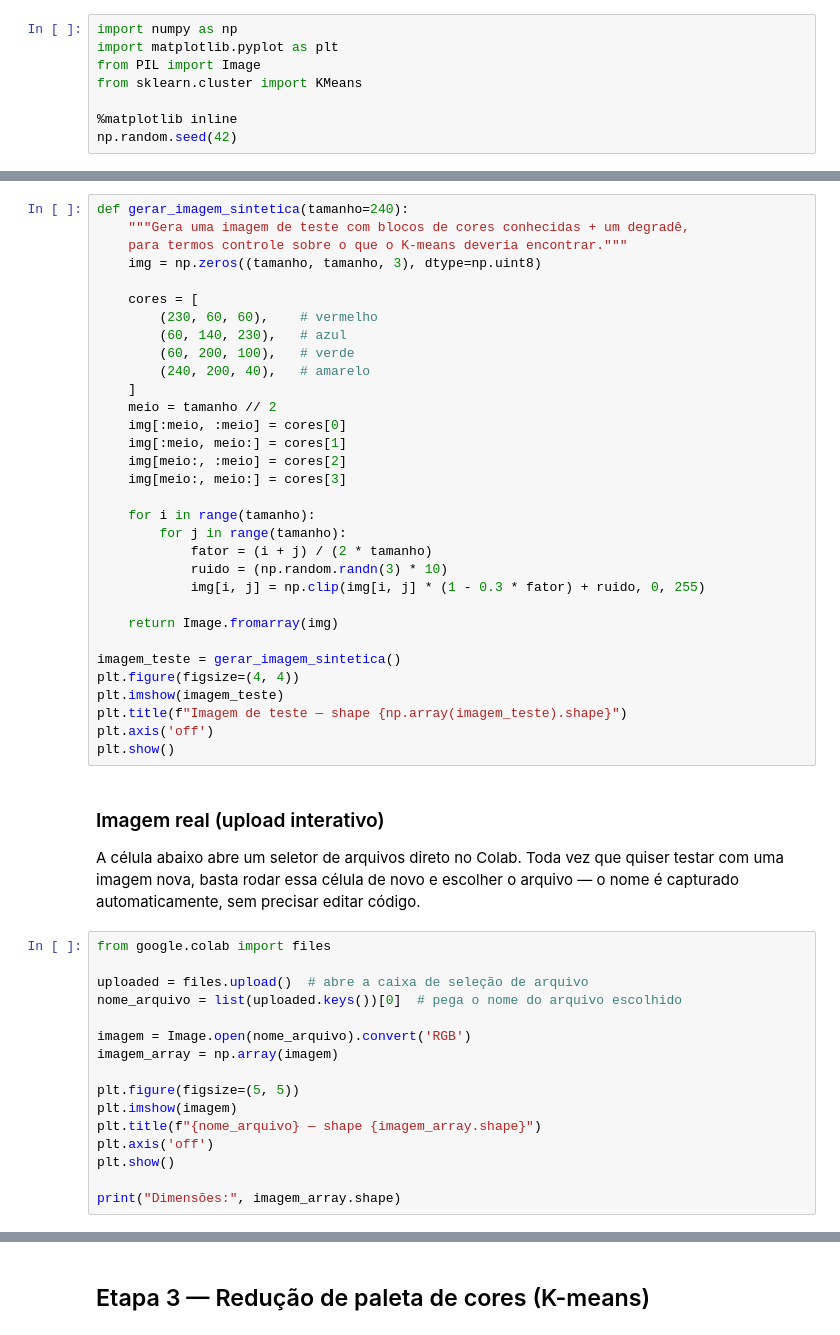
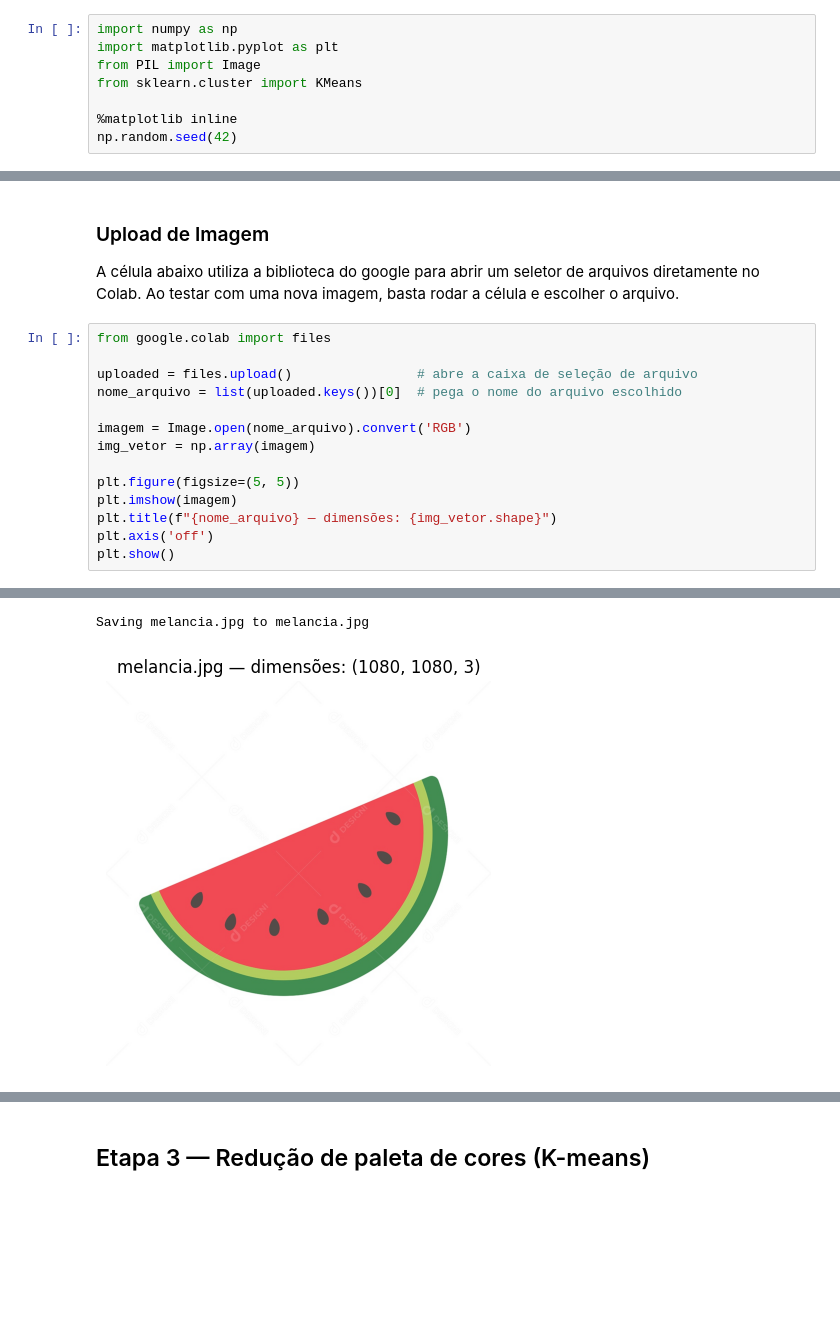
Before and after one commit to mariacrz/pixelart, a Jupyter notebook: pixelart.ipynb, the cells around one changed output, grey strips where cells are left out. Saved outputs shown, nothing was run; the diff lists cells and outputs as text; blank space fills up the shorter version.

```diff
--- a/pixelart.ipynb
+++ b/pixelart.ipynb
@@ -41,54 +32,19 @@ está encontrando os clusters certos antes de aplicar numa foto real.
-# %%
-def gerar_imagem_sintetica(tamanho=240):
-    """Gera uma imagem de teste com blocos de cores conhecidas + um degradê,
-    para termos controle sobre o que o K-means deveria encontrar."""
-    img = np.zeros((tamanho, tamanho, 3), dtype=np.uint8)
-
-    cores = [
-        (230, 60, 60),    # vermelho
-        (60, 140, 230),   # azul
-        (60, 200, 100),   # verde
-        (240, 200, 40),   # amarelo
-    ]
-    meio = tamanho // 2
-    img[:meio, :meio] = cores[0]
-    img[:meio, meio:] = cores[1]
-    img[meio:, :meio] = cores[2]
-    img[meio:, meio:] = cores[3]
-
-    for i in range(tamanho):
-        for j in range(tamanho):
-            fator = (i + j) / (2 * tamanho)
-            ruido = (np.random.randn(3) * 10)
-            img[i, j] = np.clip(img[i, j] * (1 - 0.3 * fator) + ruido, 0, 255)
-
-    return Image.fromarray(img)
-
-imagem_teste = gerar_imagem_sintetica()
-plt.figure(figsize=(4, 4))
-plt.imshow(imagem_teste)
-plt.title(f"Imagem de teste — shape {np.array(imagem_teste).shape}")
-plt.axis('off')
-plt.show()
 # %% [markdown]
-### Imagem real (upload interativo)
+### Upload de Imagem
 
-A célula abaixo abre um seletor de arquivos direto no Colab. Toda vez que quiser testar
-com uma imagem nova, basta rodar essa célula de novo e escolher o arquivo — o nome é
-capturado automaticamente, sem precisar editar código.
+A célula abaixo utiliza a biblioteca do google para abrir um seletor de arquivos diretamente no Colab. Ao testar com uma nova imagem, basta rodar a célula e escolher o arquivo.
 # %%
 from google.colab import files
 
-uploaded = files.upload()  # abre a caixa de seleção de arquivo
+uploaded = files.upload()                # abre a caixa de seleção de arquivo
 nome_arquivo = list(uploaded.keys())[0]  # pega o nome do arquivo escolhido
 
 imagem = Image.open(nome_arquivo).convert('RGB')
-imagem_array = np.array(imagem)
+img_vetor = np.array(imagem)
 
 plt.figure(figsize=(5, 5))
 plt.imshow(imagem)
-plt.title(f"{nome_arquivo} — shape {imagem_array.shape}")
+plt.title(f"{nome_arquivo} — dimensões: {img_vetor.shape}")
 plt.axis('off')
 plt.show()
-
-print("Dimensões:", imagem_array.shape)
+# %% [output]
@@ -95 +52,3 @@ print("Dimensões:", imagem_array.shape)
+Saving melancia.jpg to melancia.jpg
+[figure, added]
 # %% [markdown]
```
Also changed, not shown: parts of 15 cells of this notebook.
